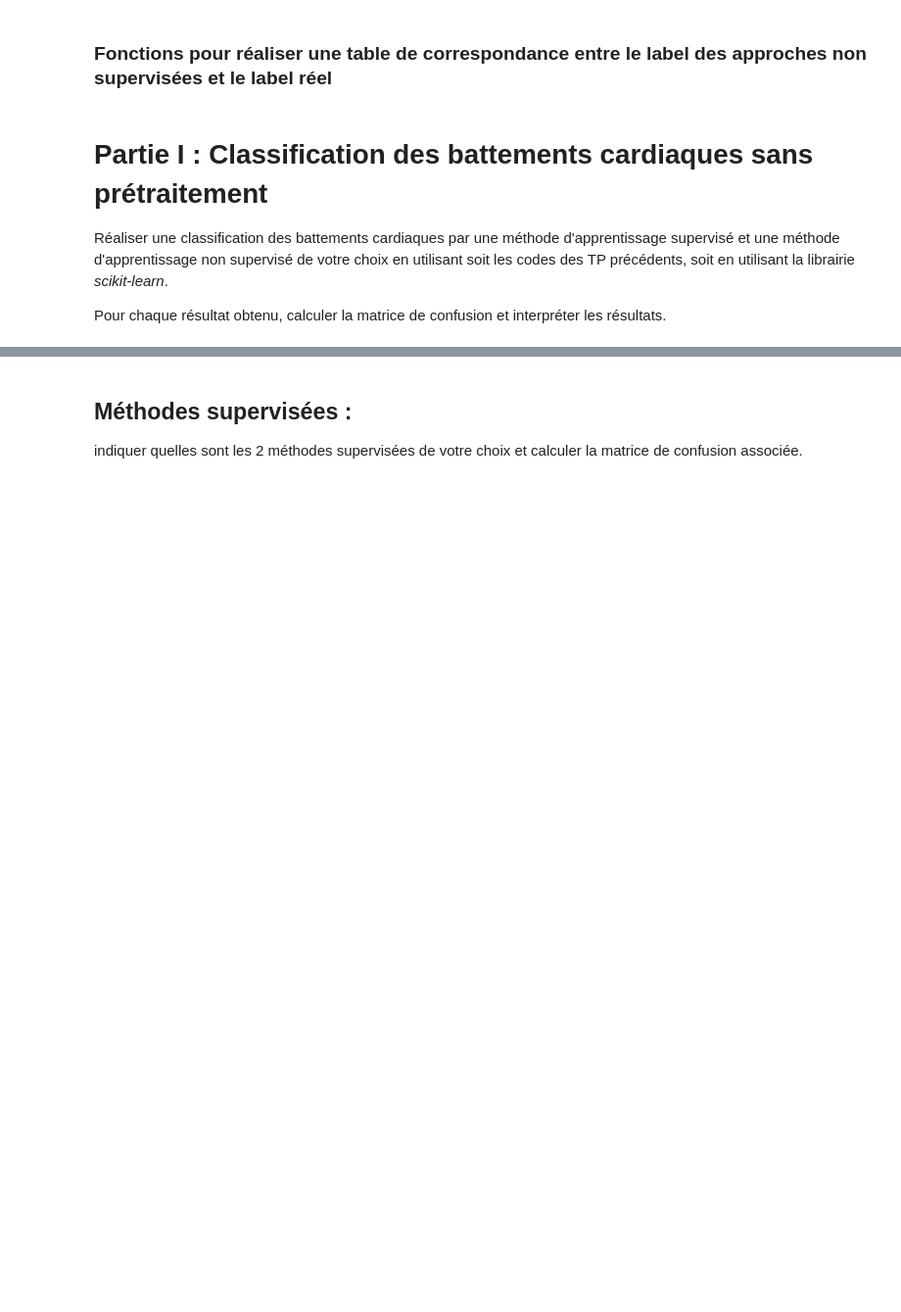
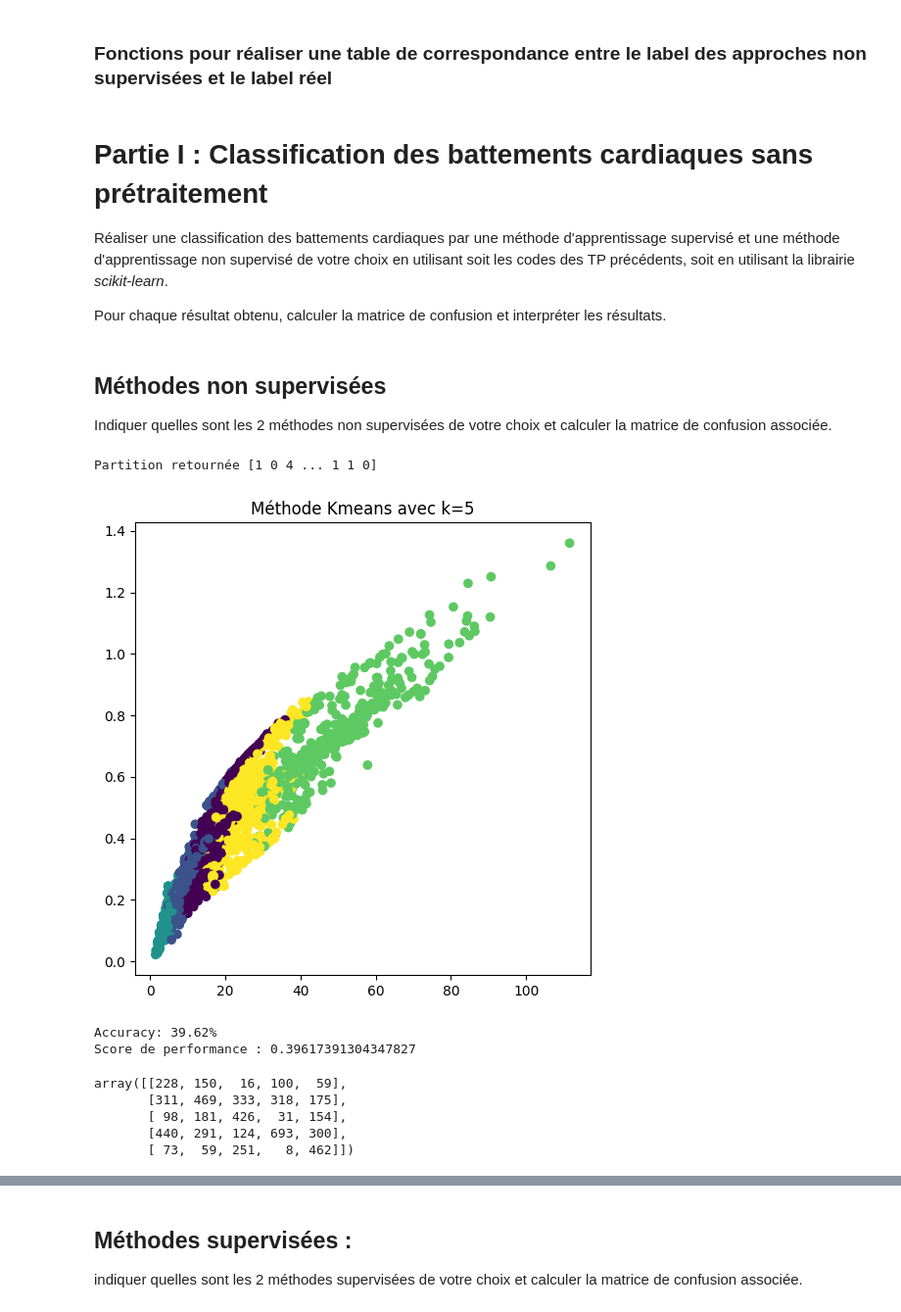
Before and after one commit to ellieee12/ecg_data_classification, a Jupyter notebook: Projet_ECG_Etudiant.ipynb, the cells around one changed output, grey strips where cells are left out. Shown at 98% size. Saved outputs shown, nothing was run; the diff lists cells and outputs as text; code cells hidden in the pictures; blank space fills up the shorter version.

Commit message:
sans ACP méthode non-supervisée + supervisée

```diff
--- a/Projet_ECG_Etudiant.ipynb
+++ b/Projet_ECG_Etudiant.ipynb
@@ -105,3 +105,46 @@ def correspondance(y_pred_kmeans,y_train):
 Réaliser une classification des battements cardiaques par une méthode d'apprentissage supervisé et une méthode d'apprentissage non supervisé de votre choix en utilisant soit les codes des TP précédents, soit en utilisant la librairie *scikit-learn*.
 
 Pour chaque résultat obtenu, calculer la matrice de confusion et interpréter les résultats.
+# %% [markdown]
+## Méthodes non supervisées
+
+Indiquer quelles sont les 2 méthodes non supervisées de votre choix et calculer la matrice de confusion associée.
+# %%
+DataFull = np.concatenate((DataFeatureApp, DataFeatureTest), axis=0)
+LabelFull = np.concatenate((LabelApp, LabelTest), axis=0)
+# %%
+# Première méthode: K-means
+from sklearn.cluster import KMeans
+
+y_pred = KMeans(n_clusters=5, init='random').fit_predict(DataFull)
+
+print('Partition retournée',y_pred)
+
+# Affichage des clusters
+plt.figure(figsize=(6, 6))
+plt.scatter(DataFull[:, 0], DataFull[:, 1], c=y_pred)
+plt.title("Méthode Kmeans avec k=5")
+plt.show()
+
+y_label_clusturing = correspondance(y_pred,LabelFull.astype(np.int64))
+accuracy = np.mean(y_label_clusturing == LabelFull)
+print(f"Accuracy: {accuracy:.2%}")
+
+from sklearn.metrics import accuracy_score
+# Evaluation de la performance du modèle à l'aide de la vérité terrain y_test
+print('Score de performance :',accuracy_score(y_label_clusturing, LabelFull))
+
+
+from sklearn.metrics import confusion_matrix
+# Calcul de la matrice de confusion
+confusion_matrix(y_label_clusturing, LabelFull)
+# %% [output]
+Partition retournée [1 0 4 ... 1 1 0]
+[figure, added]
+Accuracy: 39.62%
+Score de performance : 0.39617391304347827
+array([[228, 150,  16, 100,  59],
+       [311, 469, 333, 318, 175],
+       [ 98, 181, 426,  31, 154],
+       [440, 291, 124, 693, 300],
+       [ 73,  59, 251,   8, 462]])
```
Also changed, not shown: parts of 5 cells of this notebook.
